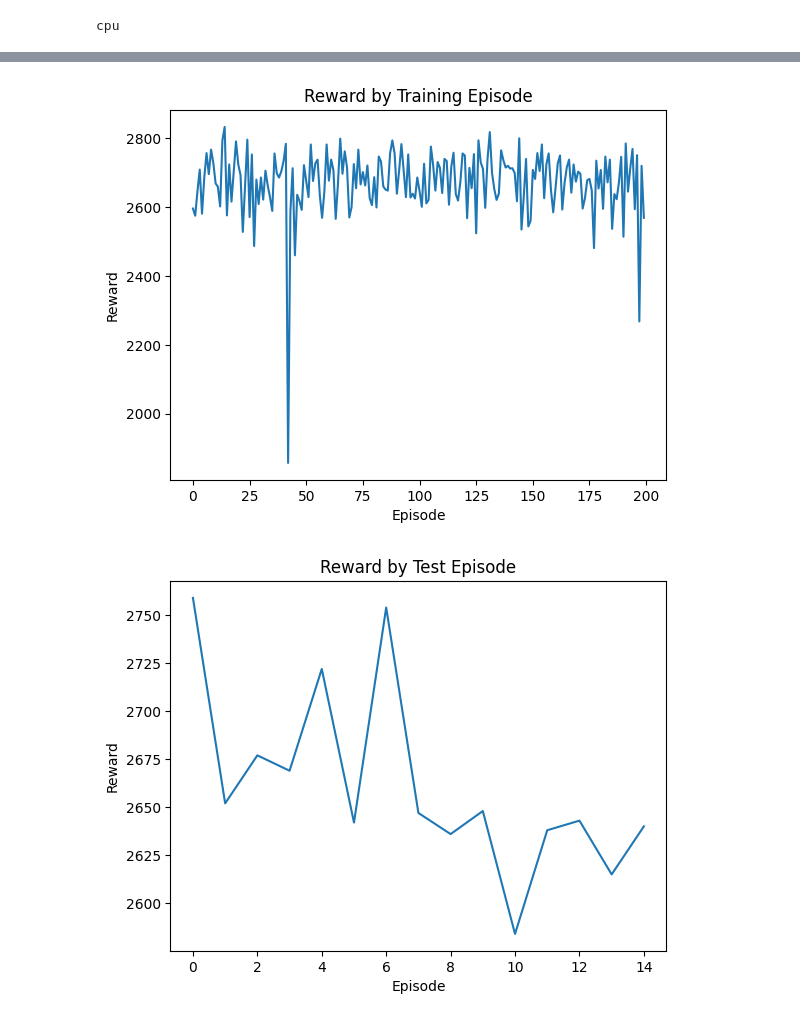
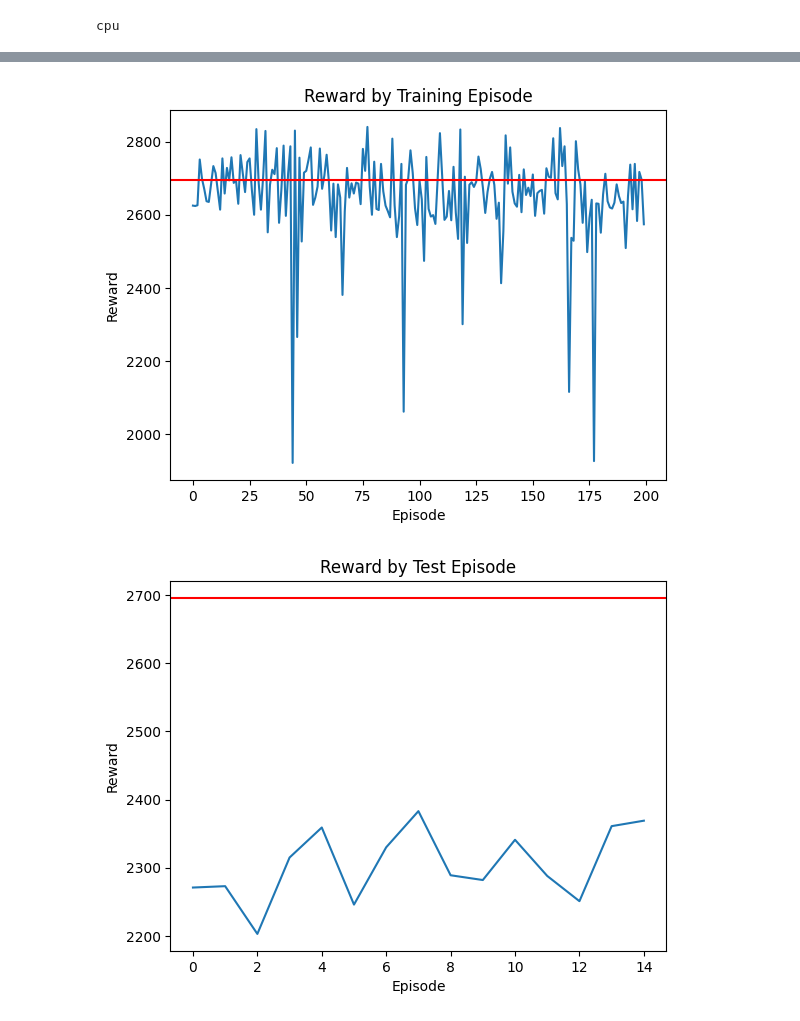
Before and after one commit to gnguralnick/social_reinforcement_learning, a Jupyter notebook: notebooks/exp_q_simple ratio input.ipynb, the cells around one changed output, grey strips where cells are left out. Cells and saved outputs as stored; diff of their text form; code cells hidden in the pictures.

```diff
--- a/notebooks/exp_q_simple ratio input.ipynb
+++ b/notebooks/exp_q_simple ratio input.ipynb
@@ -52,24 +52,24 @@ env = ZeroDCleanupEnv(agent_ids,
                       appleRespawnProbability=appleRespawnProbability,
                       dirt_multiplier=dirt_multiplier)
 
-agentCoordinator = CentralizedQAgent(device=device,
-                                     num_agents=num_agents,
-                                     action_size=action_dim,
-                                     state_dim=state_dim,
-                                     lr=lr,
-                                     gamma=gamma,
-                                     epsilon=epsilon,
-                                     epsilon_decay=epsilon_decay,
-                                     epsilon_min=epsilon_min,
-                                     batch_size=batch_size,
-                                     q_layers=[
-                                         (state_dim, 128),
-                                         (128, 64),
-                                         (64, 64),
-                                         (64, 32),
-                                         (32, action_dim * num_agents)
-                                     ],
-                                     verbose=False)
+agentCoordinator = QAgent(device=device,
+                        num_action_outputs=num_agents,
+                        action_size=action_dim,
+                        state_dim=state_dim,
+                        lr=lr,
+                        gamma=gamma,
+                        epsilon=epsilon,
+                        epsilon_decay=epsilon_decay,
+                        epsilon_min=epsilon_min,
+                        batch_size=batch_size,
+                        q_layers=[
+                            (state_dim, 64),
+                            (64, 32),
+                            #(64, 64),
+                            (32, 32),
+                            (32, action_dim * num_agents)
+                        ],
+                        verbose=False)
 # %%
 ending_ep_rewards = []
 weight_graph = defaultdict(list)
@@ -307,20 +307,22 @@ import matplotlib.pyplot as plt
 # %%
 plt.title("Reward by Training Episode")
 plt.xlabel("Episode")
 plt.ylabel("Reward")
 plt.plot(ending_ep_rewards)
+plt.axhline(y=2695.57, color='r', linestyle='-')
 plt.show()
 # %% [output]
-[figure, old version]
+[figure, new version]
 # %%
 plt.figure()
 plt.title("Reward by Test Episode")
 plt.xlabel("Episode")
 plt.ylabel("Reward")
 plt.plot([stat['total_reward'] for stat in test_stats])
+plt.axhline(y=2695.57, color='r', linestyle='-')
 plt.show()
 # %% [output]
-[figure, old version]
+[figure, new version]
 # %%
 plt.figure()
 plt.title("Average Number of Apples and Dirt by Test Step")
```
Also changed, not shown: parts of 6 cells of this notebook, 12 other files.
